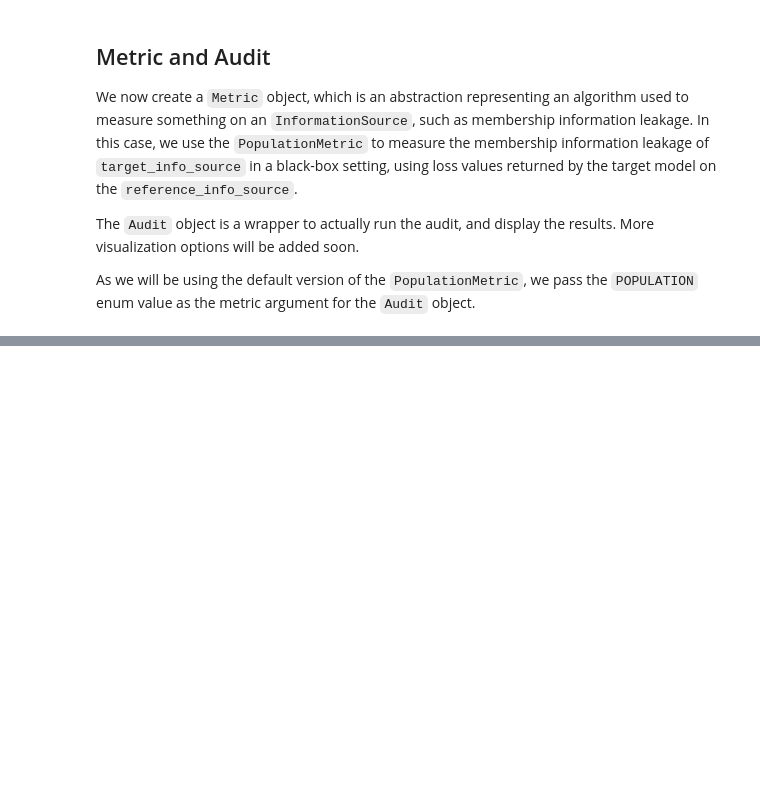
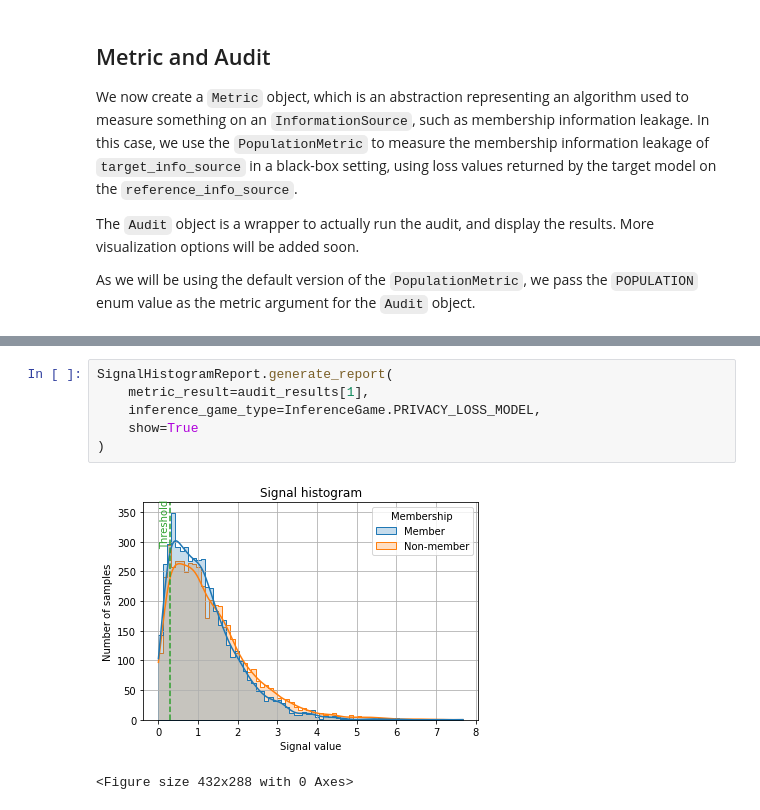
Before and after one commit to privacytrustlab/ml_privacy_meter, a Jupyter notebook: docs/population_metric.ipynb, the cells around one changed output, grey strips where cells are left out. Cells and saved outputs as stored; diff of their text form; blank space fills up the shorter version.

```diff
--- a/docs/population_metric.ipynb
+++ b/docs/population_metric.ipynb
@@ -211,0 +267,9 @@ TN, FP, FN, TP    = (0, 5000, 0, 5000)
+# %%
+SignalHistogramReport.generate_report(
+    metric_result=audit_results[1],
+    inference_game_type=InferenceGame.PRIVACY_LOSS_MODEL,
+    show=True
+)
+# %% [output]
+[figure, added]
+<Figure size 432x288 with 0 Axes>
```
Also changed, not shown: parts of 11 cells of this notebook, 2 other files.
